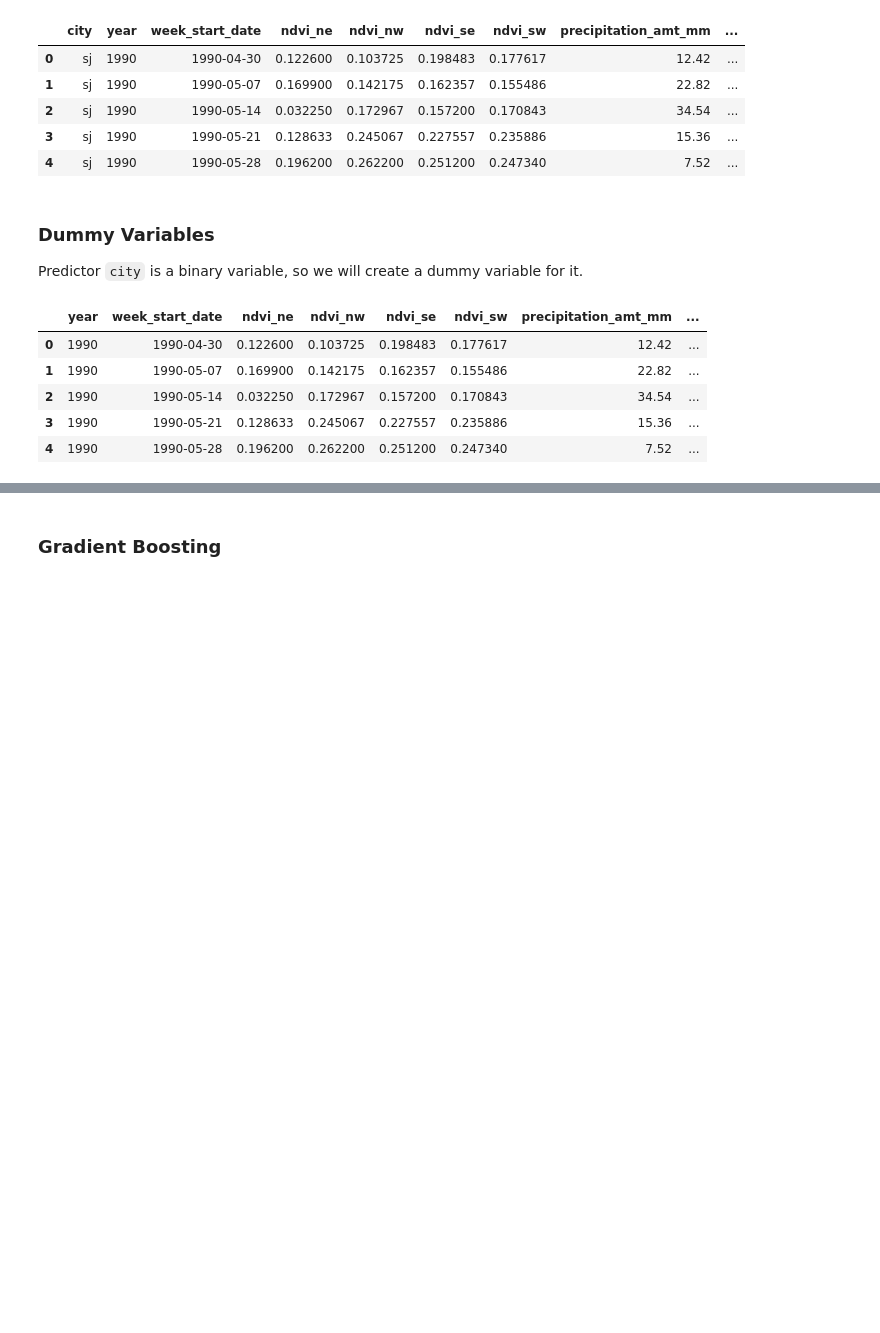
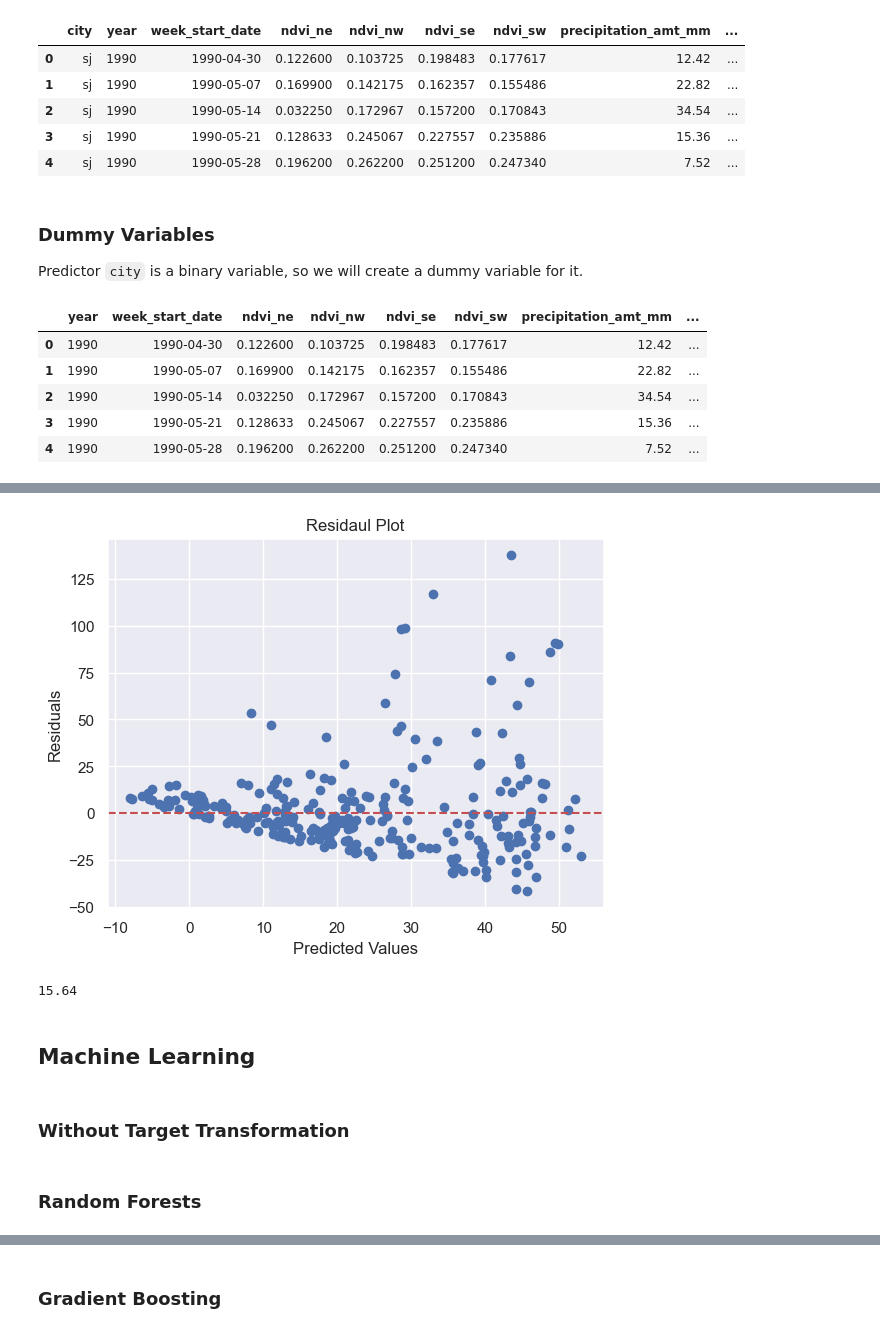
Before and after one commit to leonemma/Dengue-Fever, a Jupyter notebook: Dengue_Fever.ipynb, the cells around one changed output, grey strips where cells are left out. Cells and saved outputs as stored; diff of their text form; code cells hidden in the pictures; blank space fills up the shorter version.

```diff
--- a/Dengue_Fever.ipynb
+++ b/Dengue_Fever.ipynb
@@ -529,0 +581,16 @@ X_train, X_test, y_train, y_test = train_test_split(X, y, test_size=0.3, random_
+# %%
+X = df_dummies.drop(['year', 'week_start_date', 'station_avg_temp_c', 'station_diur_temp_rng_c', 'total_cases', 'precipitation_amt_mm', 'reanalysis_max_air_temp_k', 'reanalysis_tdtr_k', 'reanalysis_air_temp_k', 'reanalysis_specific_humidity_g_per_kg', 'reanalysis_dew_point_temp_k'], axis=1)
+y = df_dummies['total_cases']
+# %%
+X_train, X_test, y_train, y_test = train_test_split(X, y, test_size=0.2, random_state=365)
+# %%
+reg = LinearRegression()
+lin_reg = reg.fit(X_train, y_train)
+y_pred_train = lin_reg.predict(X_train)
+training_mae = mean_absolute_error(y_train, y_pred_train)
+
+y_pred = lin_reg.predict(X_test)
+test_mae = mean_absolute_error(y_test, y_pred)
+
+print(f'Training MAE: {training_mae:.3f}')
+print(f'Test MAE: {test_mae:.3f}')
@@ -529,0 +623,20 @@ X_train, X_test, y_train, y_test = train_test_split(X, y, test_size=0.3, random_
+# %%
+residuals = y_test - y_pred
+
+plt.scatter(x=y_pred, y=residuals)
+plt.axhline(y=0, color = 'r', linestyle='--')
+plt.title('Residaul Plot')
+plt.xlabel('Predicted Values')
+plt.ylabel('Residuals')
+plt.show()
+# %% [output]
+[figure, added]
+# %%
+lin_reg_mae = round(test_mae, 2)
+lin_reg_mae
+# %% [output]
+15.64
+# %% [markdown]
+## Machine Learning
+# %% [markdown]
+### Without Target Transformation
@@ -530 +648,3 @@ X_train, X_test, y_train, y_test = train_test_split(X, y, test_size=0.3, random_
+# %% [markdown]
+### Random Forests
 # %%
```
Also changed, not shown: parts of 64 cells of this notebook.
